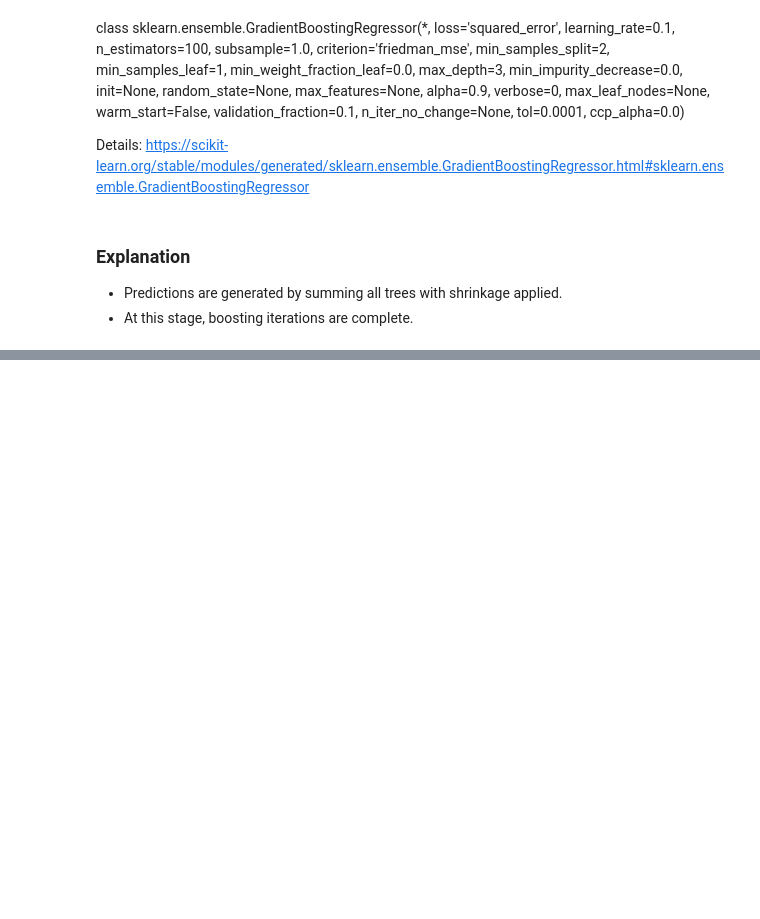
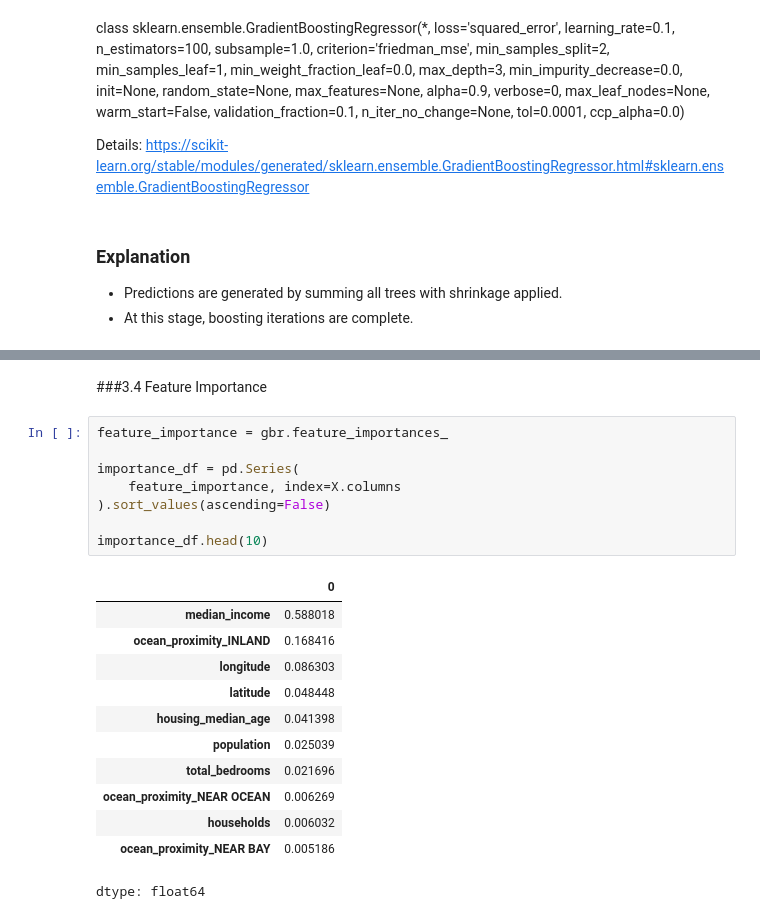
Before and after one commit to iamnaymur/ml_meta_learning, a Jupyter notebook: week_06_boosting_algorithm.ipynb, the cells around one changed output, grey strips where cells are left out. Cells and saved outputs as stored; diff of their text form; blank space fills up the shorter version.

```diff
--- a/week_06_boosting_algorithm.ipynb
+++ b/week_06_boosting_algorithm.ipynb
@@ -350,0 +453,23 @@ Details: https://scikit-learn.org/stable/modules/generated/sklearn.ensemble.Grad
+# %% [markdown]
+###3.4 Feature Importance
+# %%
+feature_importance = gbr.feature_importances_
+
+importance_df = pd.Series(
+    feature_importance, index=X.columns
+).sort_values(ascending=False)
+
+importance_df.head(10)
+# %% [output]
+|  | 0 |
+| median_income | 0.588018 |
+| ocean_proximity_INLAND | 0.168416 |
+| longitude | 0.086303 |
+| latitude | 0.048448 |
+| housing_median_age | 0.041398 |
+| population | 0.025039 |
+| total_bedrooms | 0.021696 |
+| ocean_proximity_NEAR OCEAN | 0.006269 |
+| households | 0.006032 |
+| ocean_proximity_NEAR BAY | 0.005186 |
+dtype: float64
```
Also changed, not shown: parts of 16 cells of this notebook.
